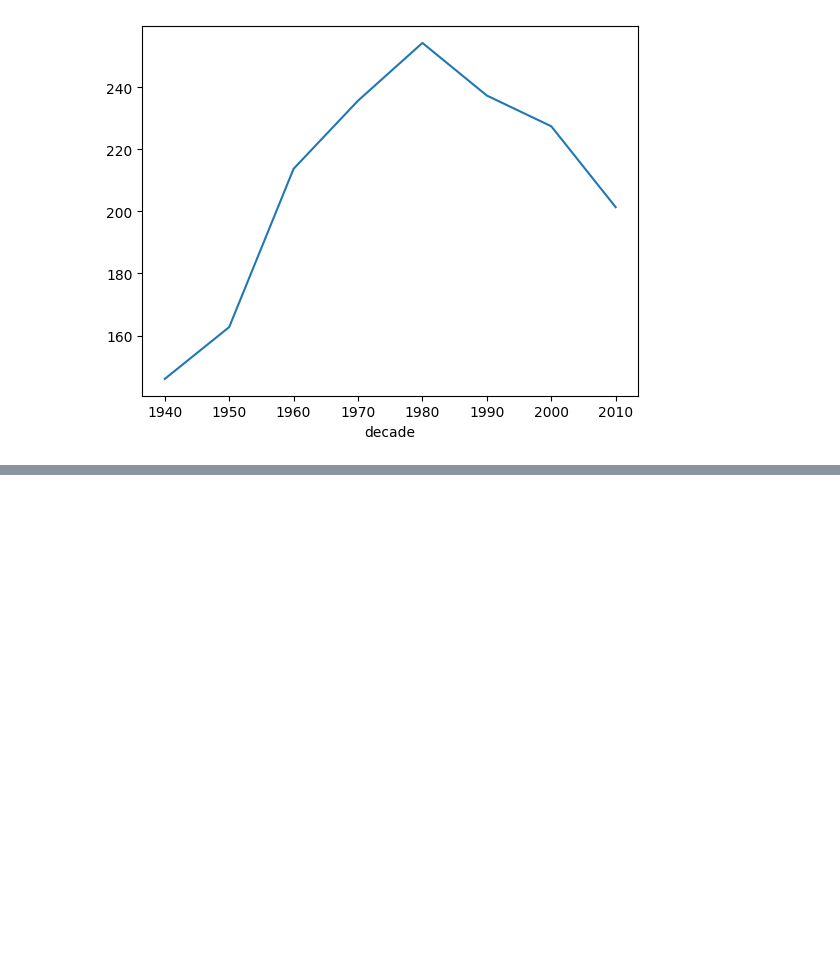
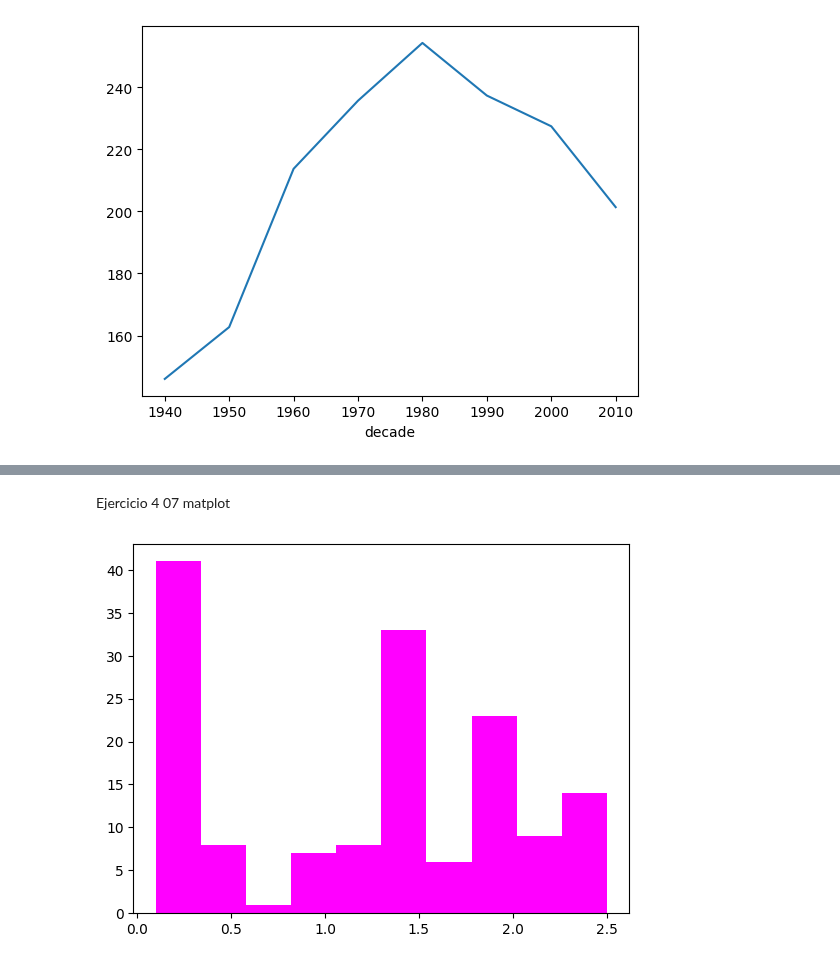
Before and after one commit to ceciorosco/Cecilia-Repositorio, a Jupyter notebook: Modulo_3/ejercicios_modulo_3.ipynb, the cells around one changed output, grey strips where cells are left out. Cells and saved outputs as stored; diff of their text form; code cells hidden in the pictures; blank space fills up the shorter version.

```diff
--- a/Modulo_3/ejercicios_modulo_3.ipynb
+++ b/Modulo_3/ejercicios_modulo_3.ipynb
@@ -587,0 +1016,4 @@ Name: dur, dtype: float64
+# %%
+import matplotlib.pyplot as plt
+df = pd.read_csv("iris.csv")
+df.head()
@@ -587,0 +1027,7 @@ Name: dur, dtype: float64
+# %% [markdown]
+Ejercicio 4 07 matplot
+# %%
+plt.hist(df["Ancho Petalo"], bins=10, color="magenta")
+plt.show()
+# %% [output]
+[figure, added]
```
Also changed, not shown: parts of 86 cells of this notebook.
